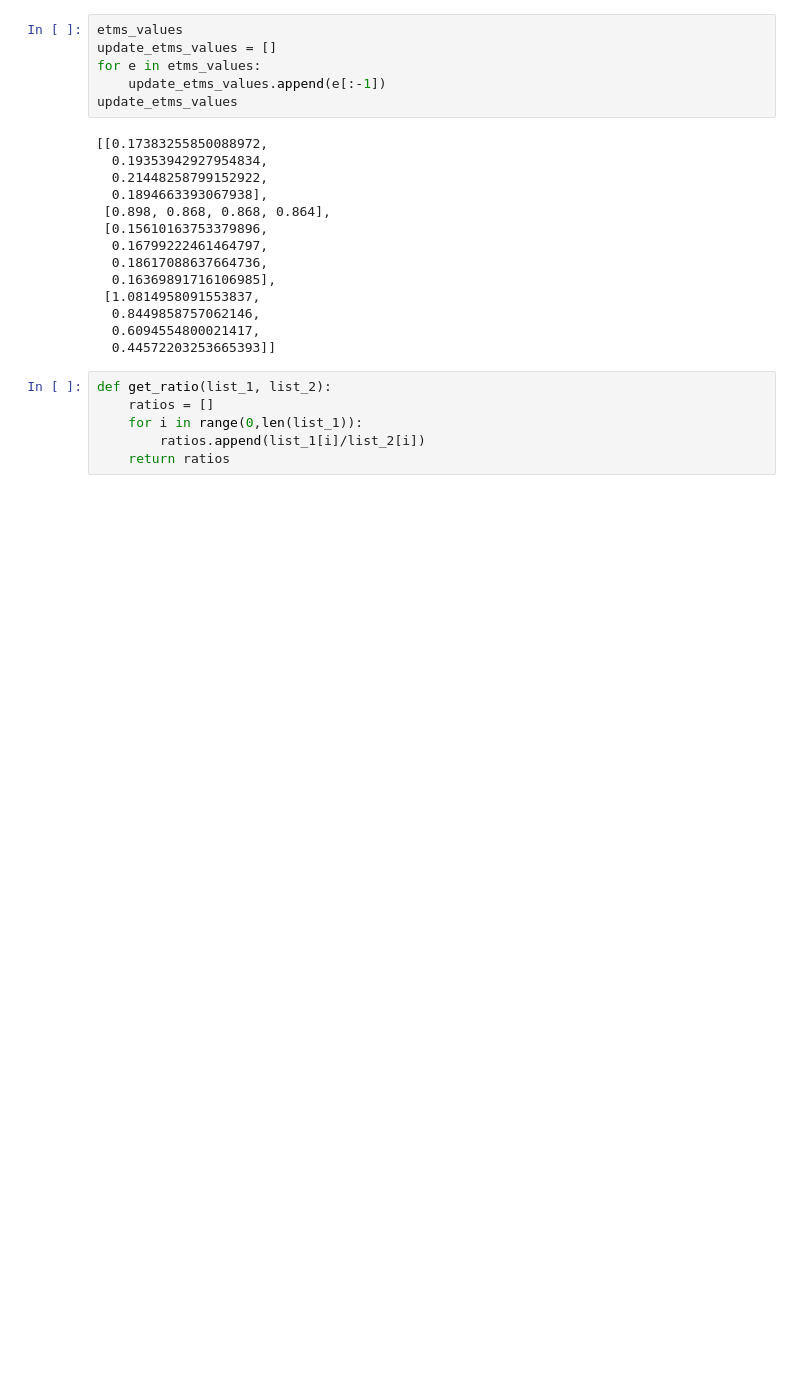
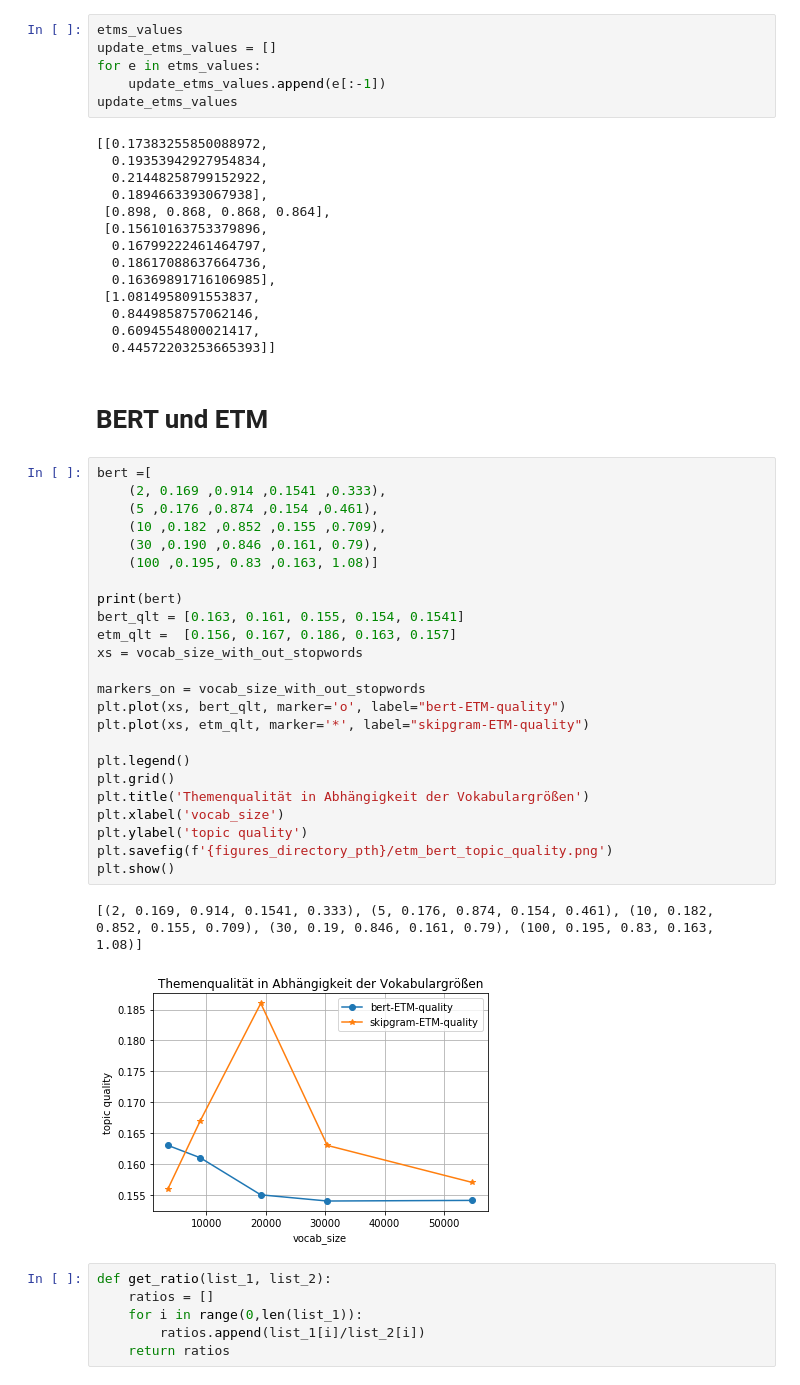
Before and after one commit to hanhluukim/replication-topic-modelling-in-embedding-space, a Jupyter notebook: src/visualization_results.ipynb, the cells around one changed output. Cells and saved outputs as stored; diff of their text form; blank space fills up the shorter version.

```diff
--- a/src/visualization_results.ipynb
+++ b/src/visualization_results.ipynb
@@ -199,6 +199,35 @@ update_etms_values
   0.8449858757062146,
   0.6094554800021417,
   0.44572203253665393]]
+# %% [markdown]
+# BERT und ETM
+# %%
+bert =[
+    (2, 0.169 ,0.914 ,0.1541 ,0.333),
+    (5 ,0.176 ,0.874 ,0.154 ,0.461),
+    (10 ,0.182 ,0.852 ,0.155 ,0.709),
+    (30 ,0.190 ,0.846 ,0.161, 0.79),
+    (100 ,0.195, 0.83 ,0.163, 1.08)]
+
+print(bert)
+bert_qlt = [0.163, 0.161, 0.155, 0.154, 0.1541]
+etm_qlt =  [0.156, 0.167, 0.186, 0.163, 0.157]
+xs = vocab_size_with_out_stopwords
+
+markers_on = vocab_size_with_out_stopwords
+plt.plot(xs, bert_qlt, marker='o', label="bert-ETM-quality")
+plt.plot(xs, etm_qlt, marker='*', label="skipgram-ETM-quality")
+
+plt.legend()
+plt.grid()
+plt.title('Themenqualität in Abhängigkeit der Vokabulargrößen')
+plt.xlabel('vocab_size')
+plt.ylabel('topic quality')
+plt.savefig(f'{figures_directory_pth}/etm_bert_topic_quality.png')
+plt.show()
+# %% [output]
+[(2, 0.169, 0.914, 0.1541, 0.333), (5, 0.176, 0.874, 0.154, 0.461), (10, 0.182, 0.852, 0.155, 0.709), (30, 0.19, 0.846, 0.161, 0.79), (100, 0.195, 0.83, 0.163, 1.08)]
+[figure, added]
 # %%
 def get_ratio(list_1, list_2):
     ratios = []
```
Also changed, not shown: 3 other files.
